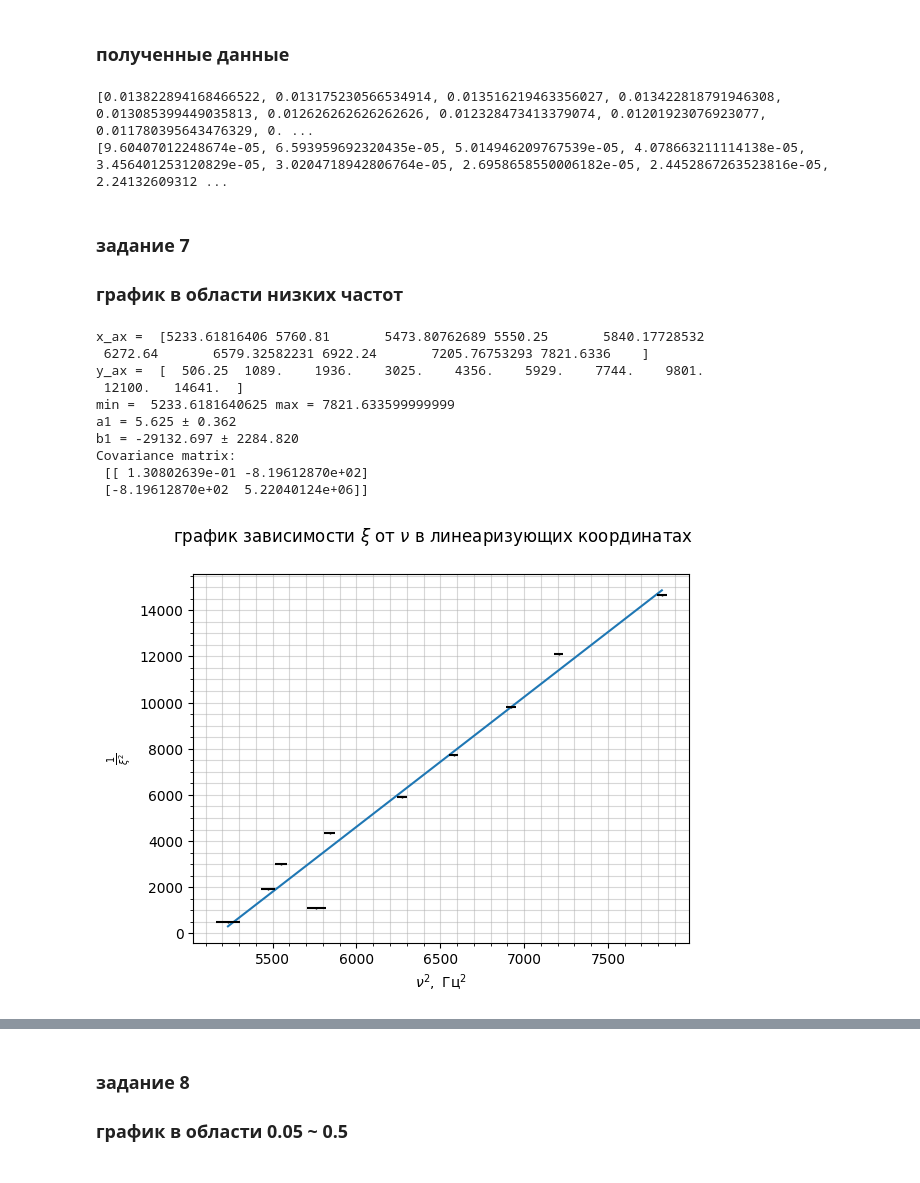
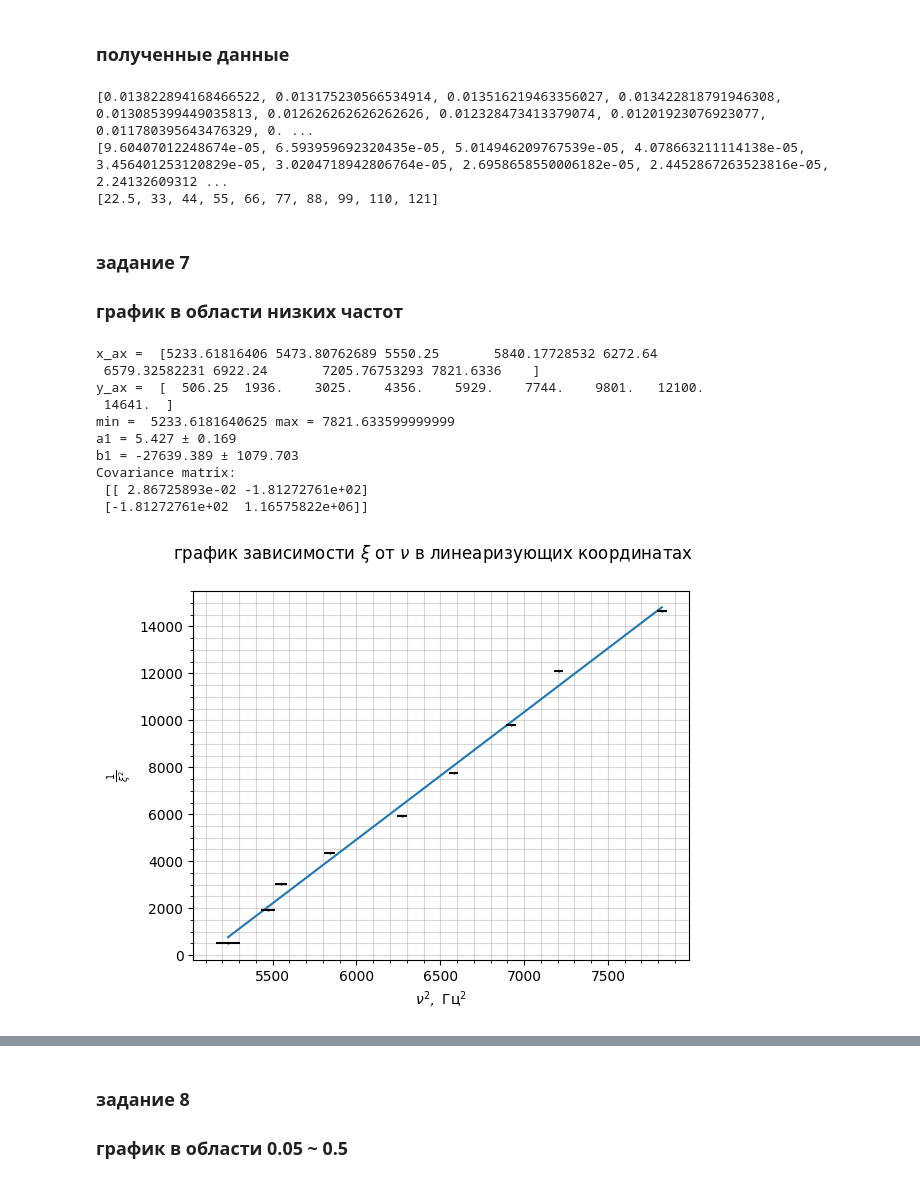
Before and after one commit to Bebriali/labs_ost, a Jupyter notebook: lab_3.7.1/lab.ipynb, the cells around one changed output, grey strips where cells are left out. Cells and saved outputs as stored; diff of their text form; code cells hidden in the pictures.

```diff
--- a/lab_3.7.1/lab.ipynb
+++ b/lab_3.7.1/lab.ipynb
@@ -42,7 +42,7 @@ def plot(x_ax, x_err,
 
     if approx == "exp":
         # Fit
-        popt, pcov = curve_fit(exp, x_ax, y_ax, p0=(1, 1, 0))  # initial guess (A, k, C)
+        popt, pcov = curve_fit(exp, x_ax[:6], y_ax, p0=(1, 1, 0))  # initial guess (A, k, C)
 
         # Extract parameters
         A, k, C = popt
@@ -85,48 +85,61 @@ D = 0.045
 h = 0.0015
 nuh = 2260 # Гц
 nu  = [ 22.5,  33,   44,   55,   66,   77,   88,    99,  110,  121] # Гц
+# nu = [23, 32, 41, 50, 59, 68, 77, 86, 95, 104]
+
 dnu = [0.001] * len(nu)
 U   = [0.144, 0.2, 0.27, 0.33, 0.38, 0.42, 0.46, 0.495, 0.53, 0.55] # В
+# U = [0.1722, 0.2351, 0.2952, 0.3505, 0.4026, 0.4504, 0.4917, 0.5290, 0.5595, 0.5904]
+
 dU  = [0.001] * len(U)
 U   = [U[i] * 1e3 for i in range(len(U))]
 dU  = [dU[i] * 1e3 for i in range(len(U))]
 I   = [  463, 460,  454,  447,  440,  432,  424,   416,  409,  402] # мА
+# I = [483.36, 479.2, 474.9, 468.8, 463.4, 458.1, 449.1, 441.1, 432.5, 426.2]
 dI  = [0.1] * len(I)
 xi  = [U[i]/(nu[i] * I[i]) for i in range(len(nu))]
 dxi = [sqrt((dI[i]/I[i]) ** 2 + (dU[i]/U[i]) ** 2 + (dnu[i]/nu[i]) ** 2) * xi[i] for i in range(len(xi))]
 
 print(xi)
 print(dxi)
+print(nu)
 # %% [output]
 [0.013822894168466522, 0.013175230566534914, 0.013516219463356027, 0.013422818791946308, 0.013085399449035813, 0.012626262626262626, 0.012328473413379074, 0.01201923076923077, 0.011780395643476329, 0. ...
 [9.60407012248674e-05, 6.593959692320435e-05, 5.014946209767539e-05, 4.078663211114138e-05, 3.456401253120829e-05, 3.0204718942806764e-05, 2.6958658550006182e-05, 2.4452867263523816e-05, 2.24132609312 ...
+[22.5, 33, 44, 55, 66, 77, 88, 99, 110, 121]
 # %% [markdown]
 ### задание 7
 ### график в области низких частот
 # %%
-x_ax  = np.array([1/xi[i] ** 2 if xi[i] != 0 else 0 for i in range(len(xi))])
+x_ax  = np.array([1/xi[i] ** 2 for i in range(len(xi))])
 x_err = np.array([2 * dx / (x ** 3) if x != 0 else 0 for x, dx in zip(xi, dxi)])
 y_ax = np.array(nu) ** 2
 y_err = np.array([dnu[i]/nu[i] * 2 * nu[i] ** 2    for i in range(len(nu))])
+
+mask  = x_ax != x_ax[1]
+x_ax  = x_ax[mask]
+y_ax  = y_ax[mask]
+x_err = x_err[mask]
+y_err = y_err[mask]
 
 plot(x_ax, x_err,
      y_ax, y_err,
      r"$\nu^2, \ \text{Гц}^2$",
      r"$\frac{1}{\xi^2}$",
      r"график зависимости $\xi$ от $\nu$ в линеаризующих координатах",
      "lin")
 # %% [output]
-x_ax =  [5233.61816406 5760.81       5473.80762689 5550.25       5840.17728532
- 6272.64       6579.32582231 6922.24       7205.76753293 7821.6336    ]
-y_ax =  [  506.25  1089.    1936.    3025.    4356.    5929.    7744.    9801.
- 12100.   14641.  ]
+x_ax =  [5233.61816406 5473.80762689 5550.25       5840.17728532 6272.64
+ 6579.32582231 6922.24       7205.76753293 7821.6336    ]
+y_ax =  [  506.25  1936.    3025.    4356.    5929.    7744.    9801.   12100.
+ 14641.  ]
 min =  5233.6181640625 max = 7821.633599999999
-a1 = 5.625 ± 0.362
-b1 = -29132.697 ± 2284.820
+a1 = 5.427 ± 0.169
+b1 = -27639.389 ± 1079.703
 Covariance matrix:
- [[ 1.30802639e-01 -8.19612870e+02]
- [-8.19612870e+02  5.22040124e+06]]
+ [[ 2.86725893e-02 -1.81272761e+02]
+ [-1.81272761e+02  1.16575822e+06]]
-[figure, old version]
+[figure, new version]
 # %%
 k = 68
 s = 110
```
Also changed, not shown: parts of 7 cells of this notebook, 5 other files.
